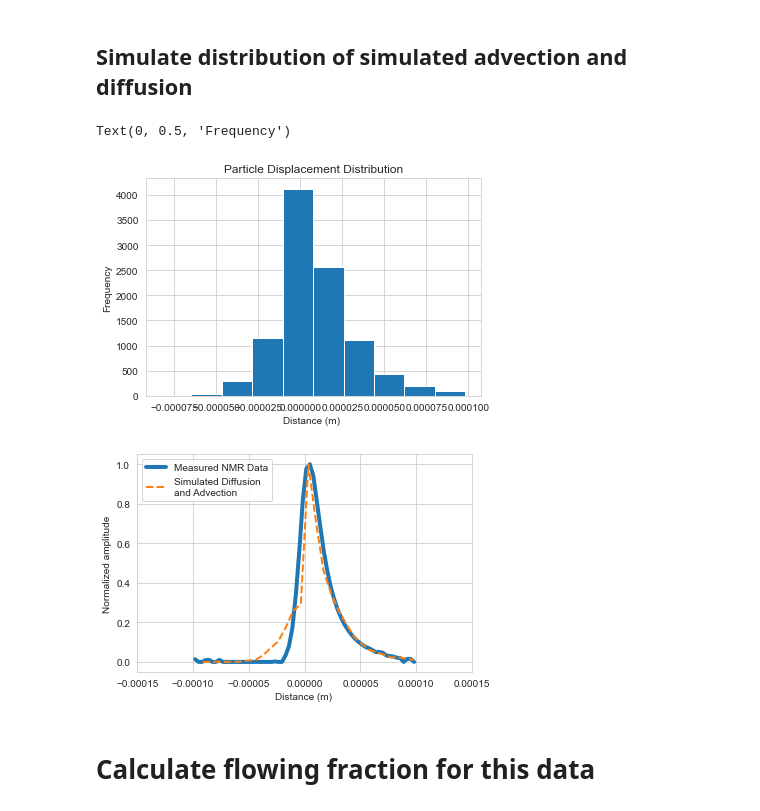
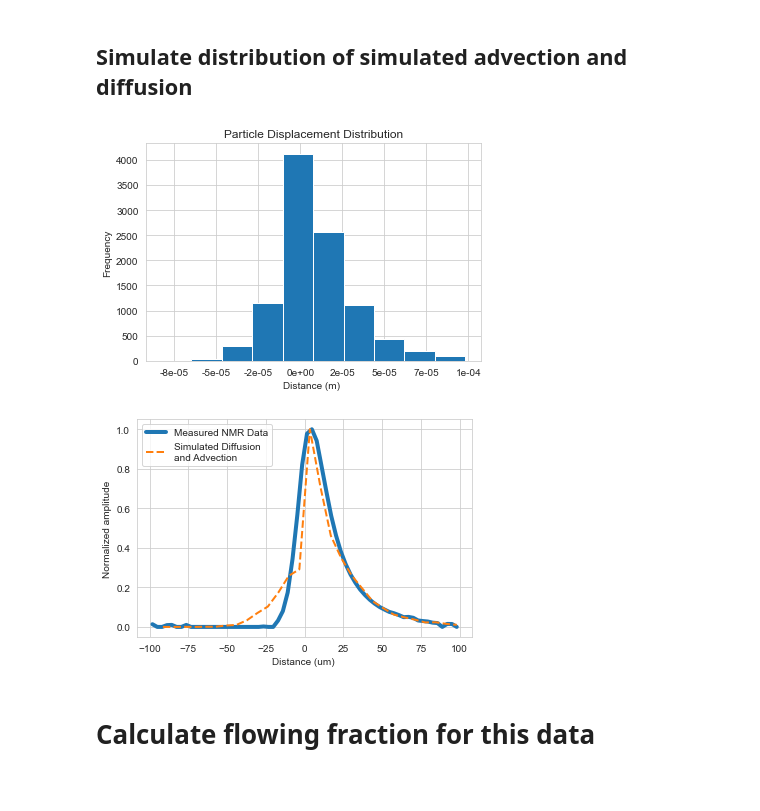
Before and after one commit to akkendrick/LABMOPS, a Jupyter notebook: plotSimData.ipynb, the cells around one changed output. Drawn from its saved outputs; the diff is of its cells as text; code cells hidden in the pictures.

```diff
--- a/plotSimData.ipynb
+++ b/plotSimData.ipynb
@@ -485,9 +487,9 @@ ax.hist(particleDisp)
 ax.set_title('Particle Displacement Distribution')
 ax.set_xlabel("Distance (m) ")
 ax.set_ylabel("Frequency")
+ax.xaxis.set_major_formatter(ticker.FormatStrFormatter('%0.0e'))
 # %% [output]
-Text(0, 0.5, 'Frequency')
-[figure, old version]
+[figure, new version]
 # %%
 combinedDispBins = np.linspace(np.min(testScale), np.max(testScale), num=30)
 combinedDispCounts, bins = np.histogram(particleDisp, bins=combinedDispBins)
@@ -495,21 +497,22 @@ combinedDispCounts = combinedDispCounts / np.max(combinedDispCounts)
 # %%
 fig, ax = plt.subplots()
 
 nPts = np.shape(NMRDispScale)
-ax.plot(testScale,NMRDispNorm, lw=4,  label='Measured NMR Data')
+ax.plot(testScale*10**6,NMRDispNorm, lw=4,  label='Measured NMR Data')
 
-ax.plot(combinedDispBins[1:],combinedDispCounts,'--',lw=2,label='Simulated Diffusion \nand Advection')
+ax.plot(combinedDispBins[1:]*10**6,combinedDispCounts,'--',lw=2,label='Simulated Diffusion \nand Advection')
 
-ax.set_xlabel("Distance (m) ")
+ax.set_xlabel("Distance (um) ")
 ax.set_ylabel("Normalized amplitude")
 ax.legend(loc=2)
 ax.grid(True)
-ax.set_xlim(-1.5e-4, 1.5e-4)
+#ax.set_xlim(-1.5e-4, 1.5e-4)
+#ax.xaxis.set_major_formatter(ticker.FormatStrFormatter('%0.0e'))
 
 figStr = 'allSimDisp_choice.png'
 fig.savefig(figStr, dpi=300, facecolor='w', edgecolor='w')
 # %% [output]
-[figure, old version]
+[figure, new version]
 # %% [markdown]
 # Calculate flowing fraction for this data
 # %%
```
Also changed, not shown: parts of 1 cell of this notebook.
